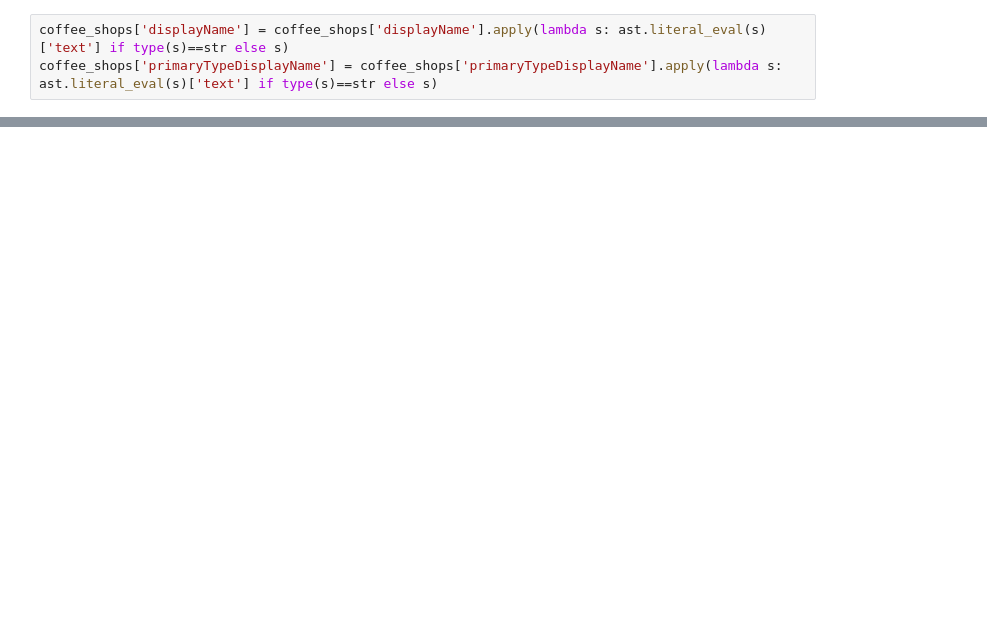
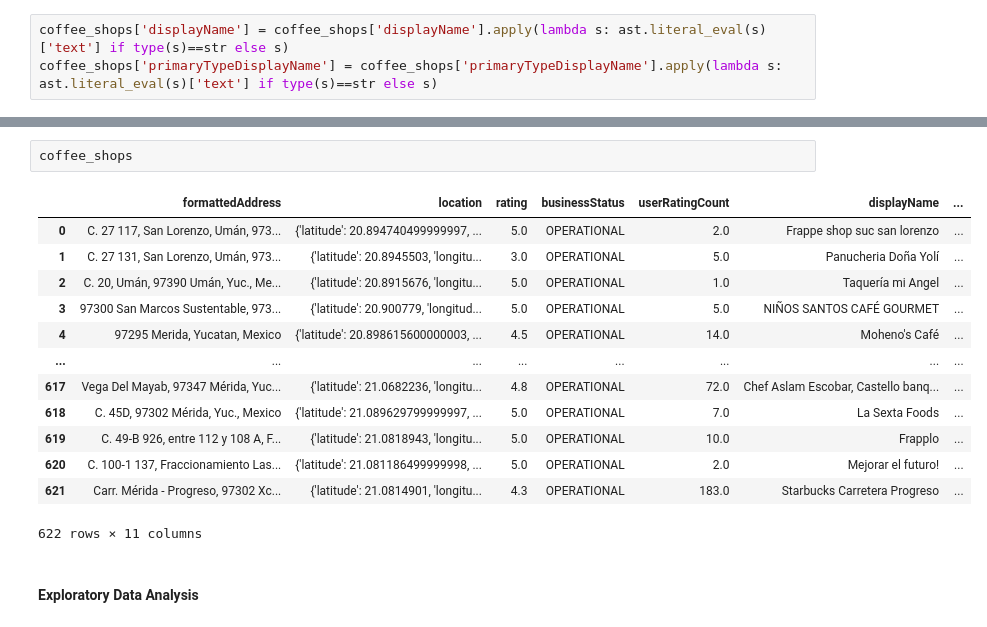
Before and after one commit to cj-chavarria/Merida-Coffee-Shops-Analysis, a Jupyter notebook: coffee-shops-analysis.ipynb, the cells around one changed output, grey strips where cells are left out. Drawn from its saved outputs; the diff is of its cells as text; blank space fills up the shorter version.

```diff
--- a/coffee-shops-analysis.ipynb
+++ b/coffee-shops-analysis.ipynb
@@ -99,0 +123,18 @@ Name: formattedAddress, Length: 630, dtype: int64
+# %%
+coffee_shops
+# %% [output]
+|  | formattedAddress | location | rating | businessStatus | userRatingCount | displayName | ... |
+| 0 | C. 27 117, San Lorenzo, Umán, 973... | {'latitude': 20.894740499999997, ... | 5.0 | OPERATIONAL | 2.0 | Frappe shop suc san lorenzo | ... |
+| 1 | C. 27 131, San Lorenzo, Umán, 973... | {'latitude': 20.8945503, 'longitu... | 3.0 | OPERATIONAL | 5.0 | Panucheria Doña Yolí | ... |
+| 2 | C. 20, Umán, 97390 Umán, Yuc., Me... | {'latitude': 20.8915676, 'longitu... | 5.0 | OPERATIONAL | 1.0 | Taquería mi Angel | ... |
+| 3 | 97300 San Marcos Sustentable, 973... | {'latitude': 20.900779, 'longitud... | 5.0 | OPERATIONAL | 5.0 | NIÑOS SANTOS CAFÉ GOURMET | ... |
+| 4 | 97295 Merida, Yucatan, Mexico | {'latitude': 20.898615600000003, ... | 4.5 | OPERATIONAL | 14.0 | Moheno's Café | ... |
+| ... | ... | ... | ... | ... | ... | ... | ... |
+| 617 | Vega Del Mayab, 97347 Mérida, Yuc... | {'latitude': 21.0682236, 'longitu... | 4.8 | OPERATIONAL | 72.0 | Chef Aslam Escobar, Castello banq... | ... |
+| 618 | C. 45D, 97302 Mérida, Yuc., Mexico | {'latitude': 21.089629799999997, ... | 5.0 | OPERATIONAL | 7.0 | La Sexta Foods | ... |
+| 619 | C. 49-B 926, entre 112 y 108 A, F... | {'latitude': 21.0818943, 'longitu... | 5.0 | OPERATIONAL | 10.0 | Frapplo | ... |
+| 620 | C. 100-1 137, Fraccionamiento Las... | {'latitude': 21.081186499999998, ... | 5.0 | OPERATIONAL | 2.0 | Mejorar el futuro! | ... |
+| 621 | Carr. Mérida - Progreso, 97302 Xc... | {'latitude': 21.0814901, 'longitu... | 4.3 | OPERATIONAL | 183.0 | Starbucks Carretera Progreso | ... |
+622 rows × 11 columns
+# %% [markdown]
+#### Exploratory Data Analysis
```
Also changed, not shown: parts of 15 cells of this notebook.
